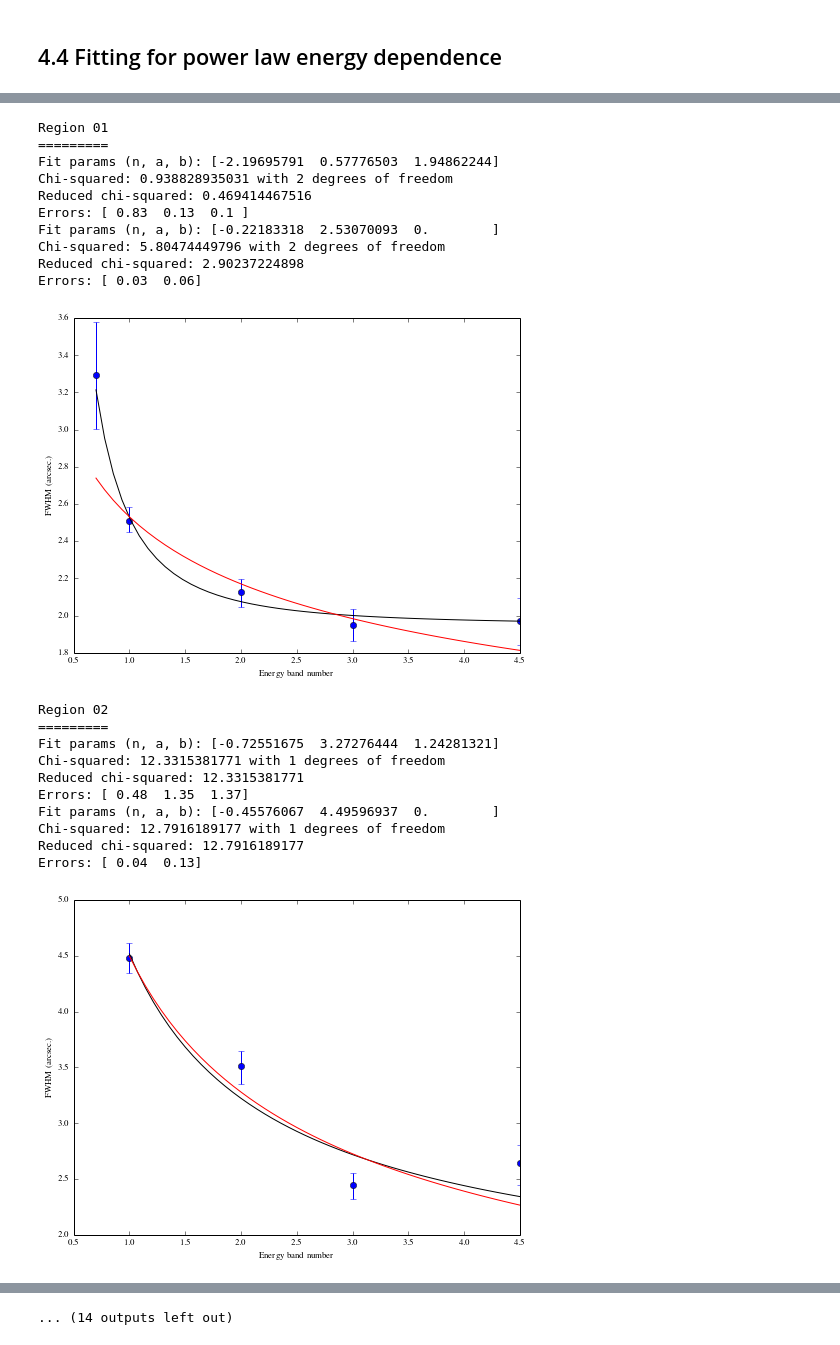
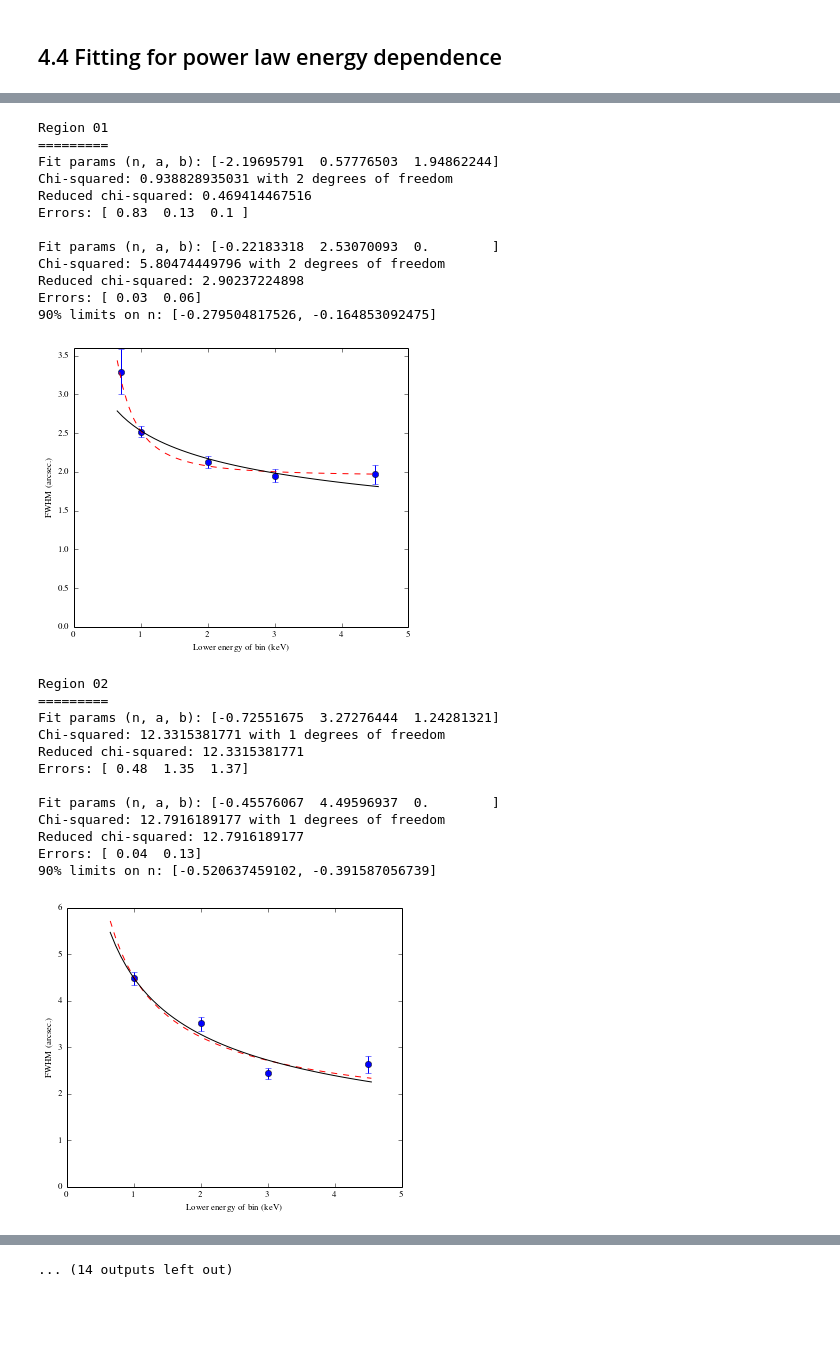
Before and after one commit to aarontran/snr-filaments, a Jupyter notebook: code-profiles/profile_process.ipynb, the cells around one changed output, grey strips where cells are left out. Drawn from its saved outputs; the diff is of its cells as text; code cells hidden in the pictures; blank space fills up the shorter version.

Commit message:
Improve FWHM-energy fits, add Sean's model code

```diff
--- a/code-profiles/profile_process.ipynb
+++ b/code-profiles/profile_process.ipynb
@@ -1624,7 +1670,7 @@ for n in regions.keys():
     print '========='
 
     # Set up plot
-    plt.figure(figsize=(8,6))
+    plt.figure(figsize=(6,5))
 
     # Build energy-FWHM dataset
     ens = []
@@ -1641,51 +1687,66 @@ for n in regions.keys():
 
     fwhm_errs_plt = np.array(fwhm_errs).T.tolist()  # First plot asymmetric errors
     plt.errorbar(ens, fwhms, yerr=fwhm_errs_plt, fmt='bo')
-    x_m = np.linspace(np.amin(ens), np.amax(ens), 50)
+    x_m = np.linspace(0.65, 4.55, 50)
 
     # Try some different fits
     # First a free power-law with 2 constants (need >= 4 points)
     init_guesses = [-0.5, 1, 1]
     popt, pcov = run_fit(ens, fwhms, fwhm_errs_sym, pow_law, init_guesses, maxfev=1600)
     print 'Fit params (n, a, b): {}'.format(popt)
     print_fit_info(ens, fwhms, fwhm_errs_sym, pow_law, popt, pcov)
-    plt.plot(x_m, pow_law(x_m, *popt), '-k')
+    plt.plot(x_m, pow_law(x_m, *popt), '--r')
 
     # Then, a powerlaw with no constant offset (need >= 3 points)
     init_guesses = [-0.5, 1, 0]
     frz = [2]
     popt, pcov, popt_all = run_frz_fit(ens, fwhms, fwhm_errs_sym, pow_law, init_guesses, frz, maxfev=1600)
-    print 'Fit params (n, a, b): {}'.format(popt_all)
+    print '\nFit params (n, a, b): {}'.format(popt_all)
     print_fit_info(ens, fwhms, fwhm_errs_sym, pow_law, popt_all, pcov)
-    plt.plot(x_m, pow_law(x_m, *popt_all), '-r')
+    plt.plot(x_m, pow_law(x_m, *popt_all), '-k')
 
-    plt.xlabel('Energy band number')
+    # Compute uncertainties on powerlaw exponent with NO constant in fit
+    nlims = func_par_err(ens, fwhms, fwhm_errs_sym, lambda xv,nv,av: pow_law(xv,nv,av,0), popt, 0)[0:2]
+    print '90% limits on n: [{}, {}]'.format(*nlims)
+
+    regions[n]['fwhm-data'] = ens, fwhms, fwhm_errs
+    regions[n]['powfit'] = popt_all
+    regions[n]['powfit-n-lims'] = popt[0] - nlims[0], nlims[1] - popt[0]
+
+    plt.xlim([0,5])
+    plt.ylim([0,plt.ylim()[1]])
+
+    plt.xlabel('Lower energy of bin (keV)')
     plt.ylabel('FWHM (arcsec.)')
     plt.show()
     print ''
 # %% [output]
 Region 01
 =========
 Fit params (n, a, b): [-2.19695791  0.57776503  1.94862244]
 Chi-squared: 0.938828935031 with 2 degrees of freedom
 Reduced chi-squared: 0.469414467516
 Errors: [ 0.83  0.13  0.1 ]
+
 Fit params (n, a, b): [-0.22183318  2.53070093  0.        ]
 Chi-squared: 5.80474449796 with 2 degrees of freedom
 Reduced chi-squared: 2.90237224898
 Errors: [ 0.03  0.06]
+90% limits on n: [-0.279504817526, -0.164853092475]
-[figure, old version]
+[figure, new version]
 Region 02
 =========
 Fit params (n, a, b): [-0.72551675  3.27276444  1.24281321]
 Chi-squared: 12.3315381771 with 1 degrees of freedom
 Reduced chi-squared: 12.3315381771
 Errors: [ 0.48  1.35  1.37]
+
 Fit params (n, a, b): [-0.45576067  4.49596937  0.        ]
 Chi-squared: 12.7916189177 with 1 degrees of freedom
 Reduced chi-squared: 12.7916189177
 Errors: [ 0.04  0.13]
+90% limits on n: [-0.520637459102, -0.391587056739]
-[figure, old version]
+[figure, new version]
 Region 03
 =========
 Fit params (n, a, b): [-7.5540687   0.24030467  2.30441256]
```
Also changed, not shown: parts of 14 cells of this notebook, 28 other files.
